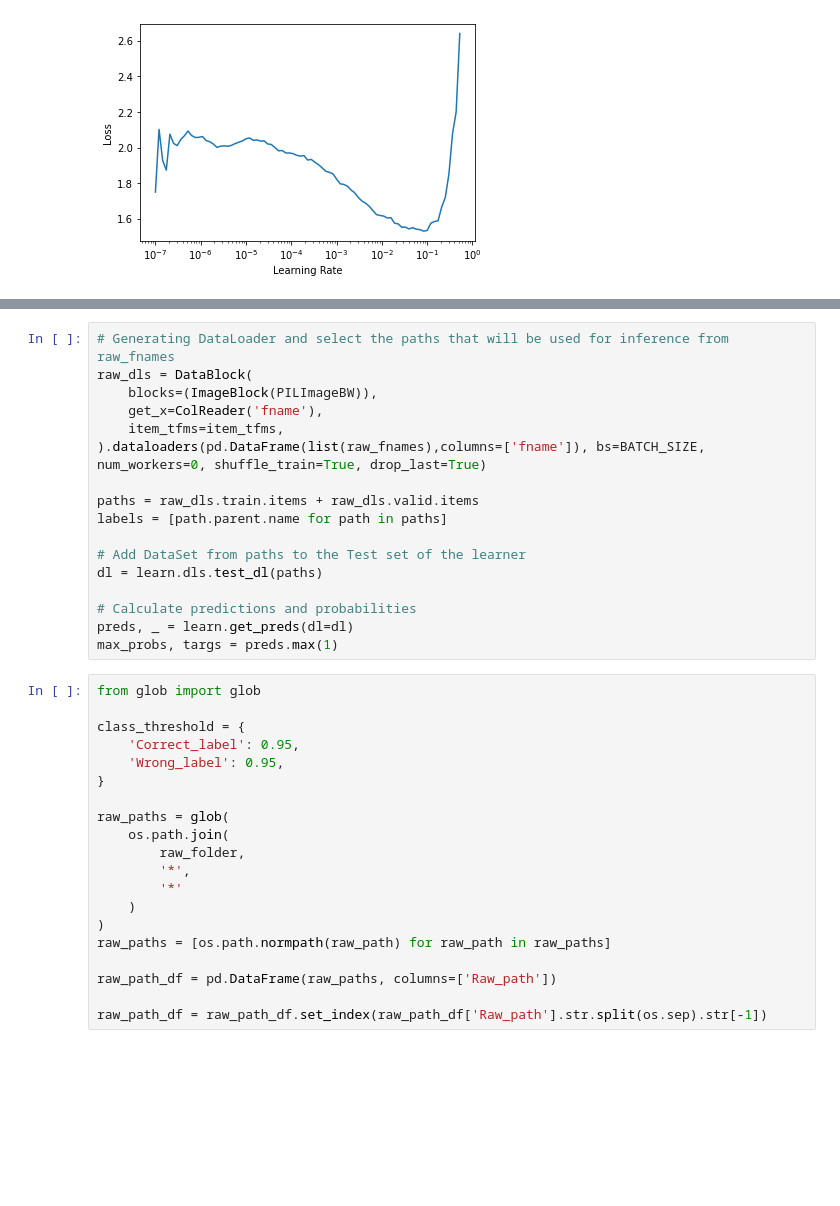
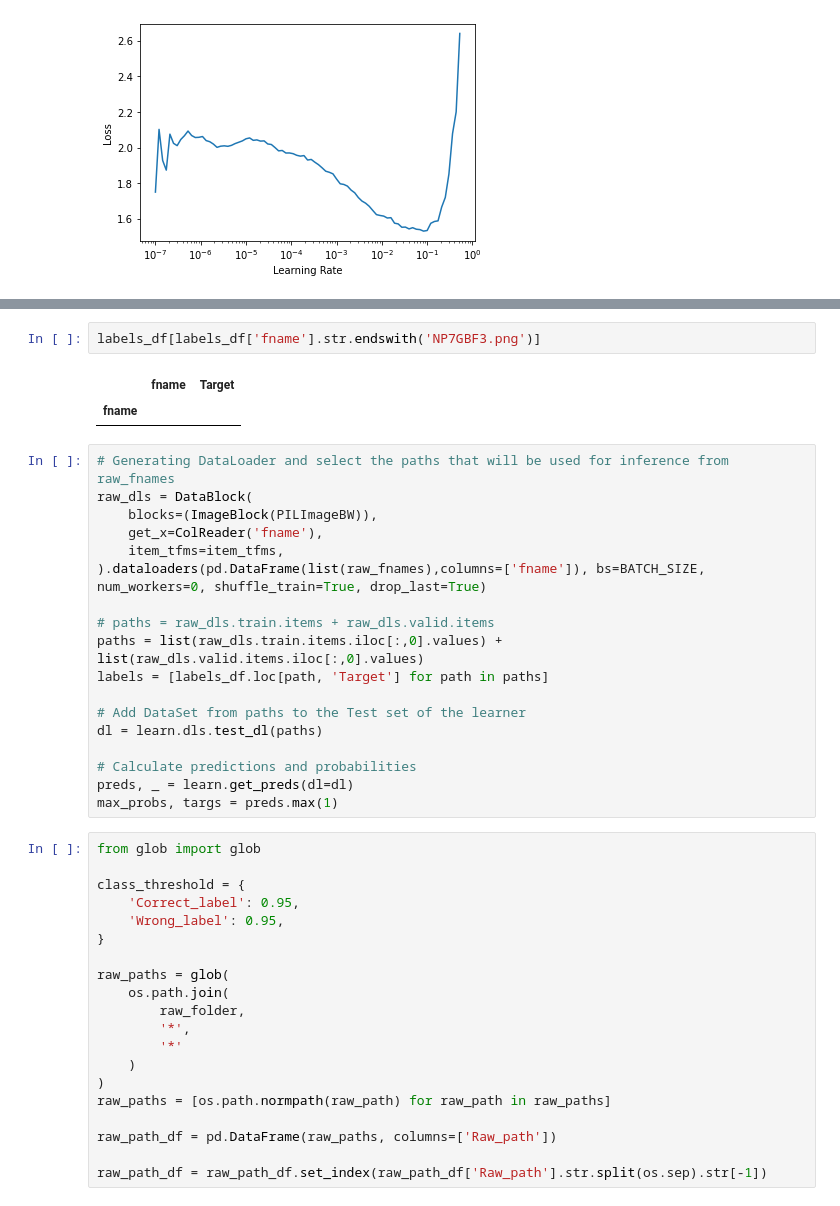
Before and after one commit to lluissalord/radiology_ai, a Jupyter notebook: 1_classify_OOS_images.ipynb, the cells around one changed output, grey strips where cells are left out. Drawn from its saved outputs; the diff is of its cells as text; blank space fills up the shorter version.

```diff
--- a/1_classify_OOS_images.ipynb
+++ b/1_classify_OOS_images.ipynb
@@ -205,3 +210,8 @@ interp.plot_top_losses(25, figsize=(15,10))
+# %%
+labels_df[labels_df['fname'].str.endswith('NP7GBF3.png')]
+# %% [output]
+|  | fname | Target |
+| fname |  |  |
 # %%
 # Generating DataLoader and select the paths that will be used for inference from raw_fnames
 raw_dls = DataBlock(
@@ -210,8 +220,9 @@ raw_dls = DataBlock(
     item_tfms=item_tfms,
 ).dataloaders(pd.DataFrame(list(raw_fnames),columns=['fname']), bs=BATCH_SIZE, num_workers=0, shuffle_train=True, drop_last=True)
 
-paths = raw_dls.train.items + raw_dls.valid.items
-labels = [path.parent.name for path in paths]
+# paths = raw_dls.train.items + raw_dls.valid.items
+paths = list(raw_dls.train.items.iloc[:,0].values) + list(raw_dls.valid.items.iloc[:,0].values)
+labels = [labels_df.loc[path, 'Target'] for path in paths]
 
 # Add DataSet from paths to the Test set of the learner
 dl = learn.dls.test_dl(paths)
```
Also changed, not shown: parts of 6 cells of this notebook, 1 other file.
